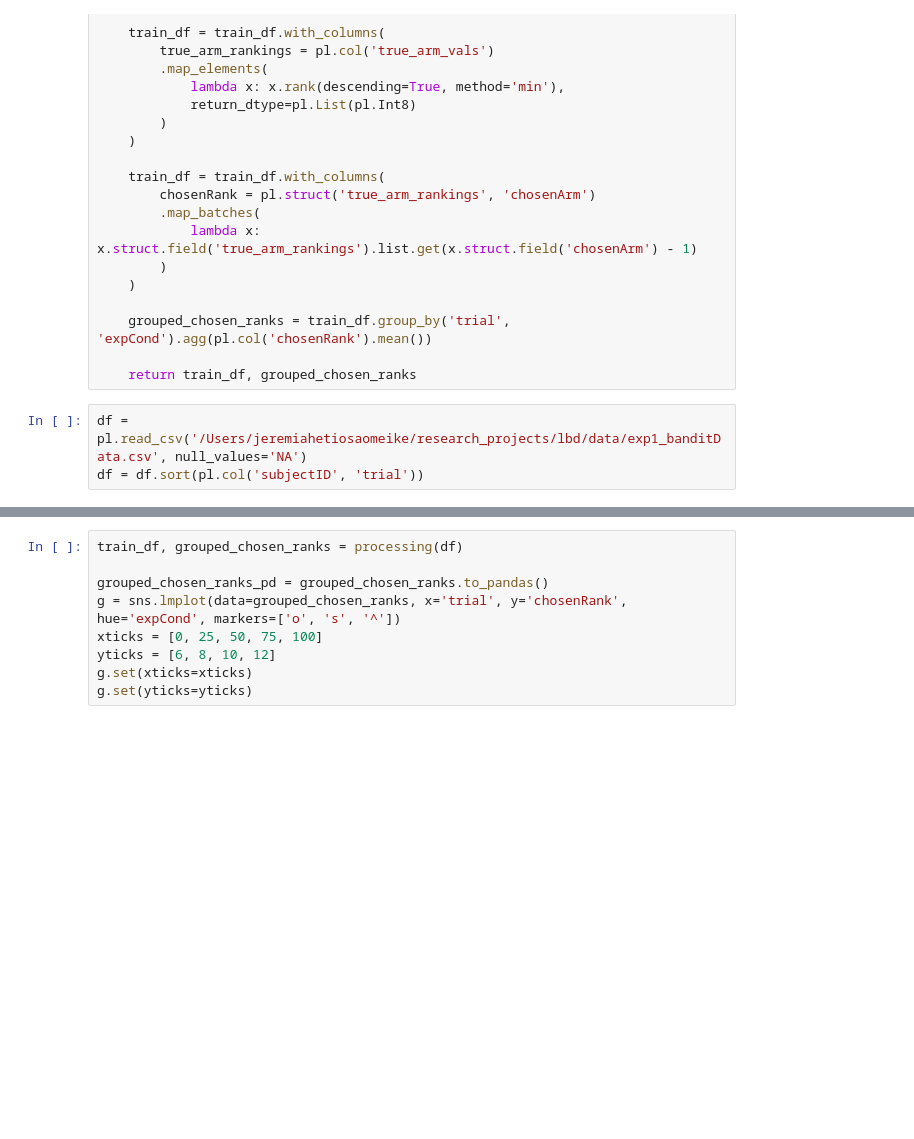
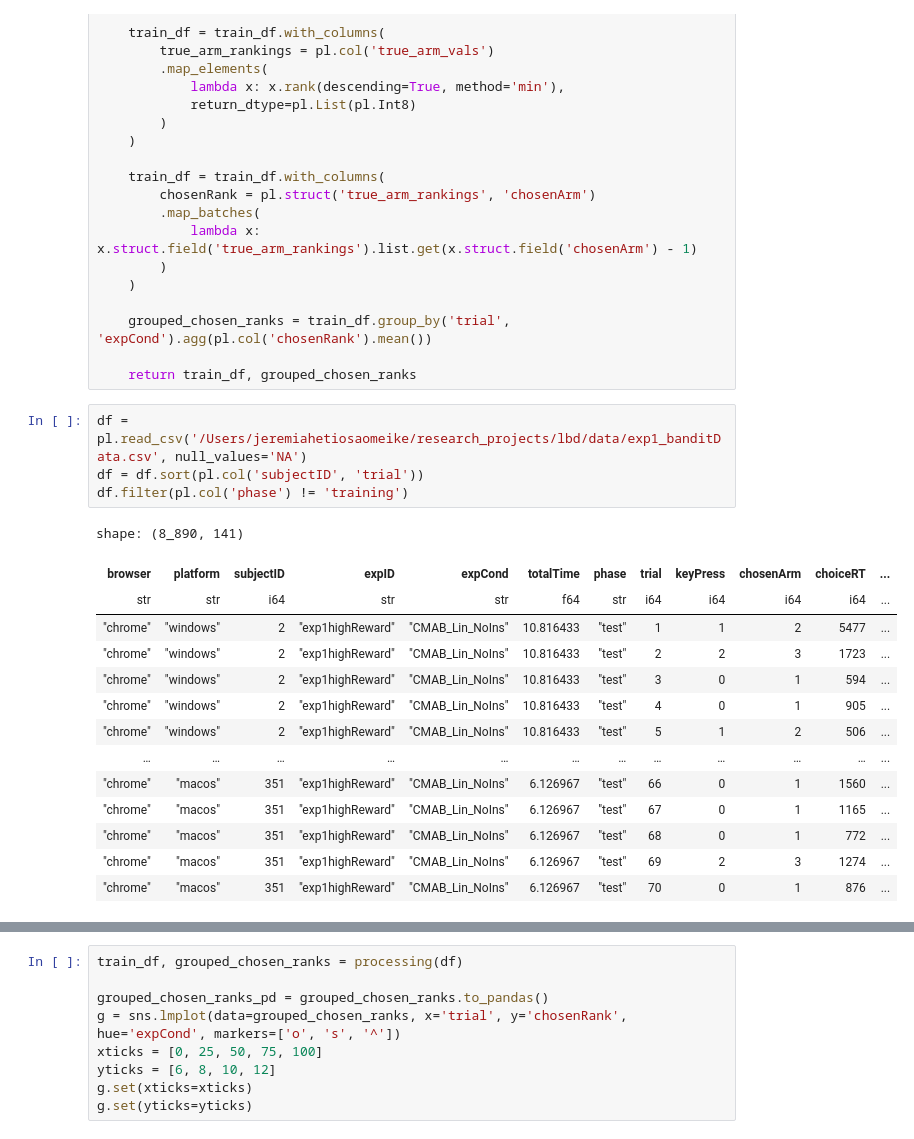
Before and after one commit to OsaRobots/lbd, a Jupyter notebook: src/data_exploration.ipynb, the cells around one changed output, grey strips where cells are left out. Cells and saved outputs as stored; diff of their text form; blank space fills up the shorter version.

```diff
--- a/src/data_exploration.ipynb
+++ b/src/data_exploration.ipynb
@@ -59,3 +59,19 @@ def processing(df: pl.DataFrame):
 # %%
 df = pl.read_csv('/Users/jeremiahetiosaomeike/research_projects/lbd/data/exp1_banditData.csv', null_values='NA')
 df = df.sort(pl.col('subjectID', 'trial'))
+df.filter(pl.col('phase') != 'training')
+# %% [output]
+shape: (8_890, 141)
+| browser | platform | subjectID | expID | expCond | totalTime | phase | trial | keyPress | chosenArm | choiceRT | ... |
+| str | str | i64 | str | str | f64 | str | i64 | i64 | i64 | i64 | ... |
+| "chrome" | "windows" | 2 | "exp1highReward" | "CMAB_Lin_NoIns" | 10.816433 | "test" | 1 | 1 | 2 | 5477 | ... |
+| "chrome" | "windows" | 2 | "exp1highReward" | "CMAB_Lin_NoIns" | 10.816433 | "test" | 2 | 2 | 3 | 1723 | ... |
+| "chrome" | "windows" | 2 | "exp1highReward" | "CMAB_Lin_NoIns" | 10.816433 | "test" | 3 | 0 | 1 | 594 | ... |
+| "chrome" | "windows" | 2 | "exp1highReward" | "CMAB_Lin_NoIns" | 10.816433 | "test" | 4 | 0 | 1 | 905 | ... |
+| "chrome" | "windows" | 2 | "exp1highReward" | "CMAB_Lin_NoIns" | 10.816433 | "test" | 5 | 1 | 2 | 506 | ... |
+| … | … | … | … | … | … | … | … | … | … | … | ... |
+| "chrome" | "macos" | 351 | "exp1highReward" | "CMAB_Lin_NoIns" | 6.126967 | "test" | 66 | 0 | 1 | 1560 | ... |
+| "chrome" | "macos" | 351 | "exp1highReward" | "CMAB_Lin_NoIns" | 6.126967 | "test" | 67 | 0 | 1 | 1165 | ... |
+| "chrome" | "macos" | 351 | "exp1highReward" | "CMAB_Lin_NoIns" | 6.126967 | "test" | 68 | 0 | 1 | 772 | ... |
+| "chrome" | "macos" | 351 | "exp1highReward" | "CMAB_Lin_NoIns" | 6.126967 | "test" | 69 | 2 | 3 | 1274 | ... |
+| "chrome" | "macos" | 351 | "exp1highReward" | "CMAB_Lin_NoIns" | 6.126967 | "test" | 70 | 0 | 1 | 876 | ... |
```
Also changed, not shown: parts of 2 cells of this notebook, 5 other files.
